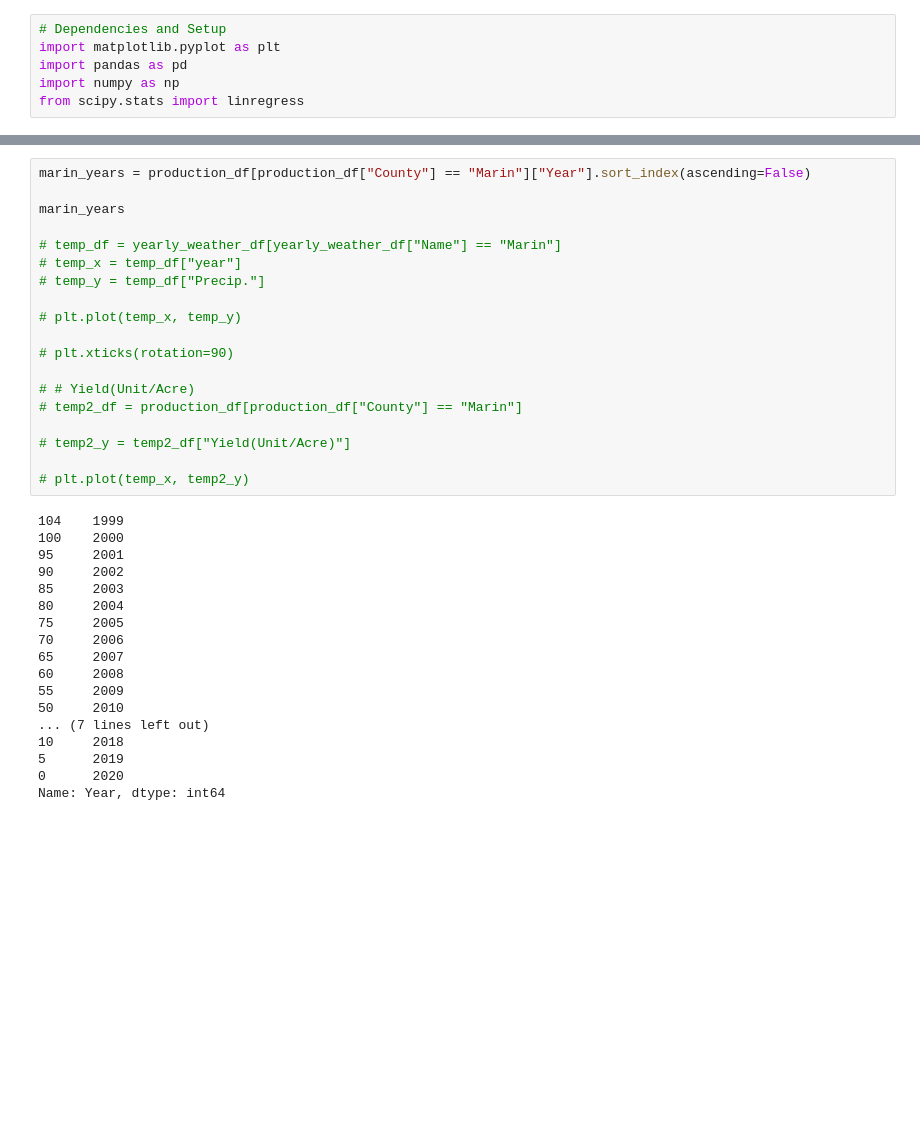
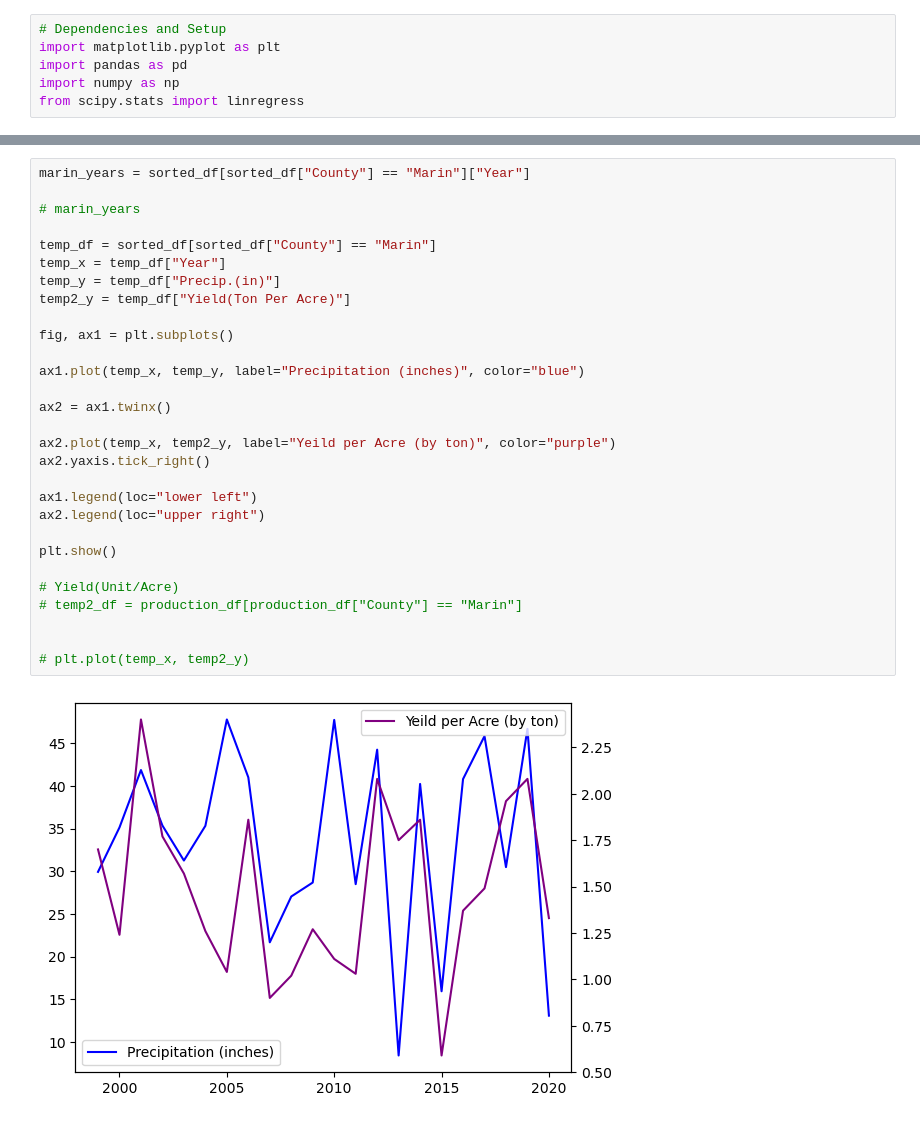
Before and after one commit to m-janssens-boop/dabc_project_one, a Jupyter notebook: data/weather.ipynb, the cells around one changed output, grey strips where cells are left out. Cells and saved outputs as stored; diff of their text form; blank space fills up the shorter version.

```diff
--- a/data/weather.ipynb
+++ b/data/weather.ipynb
@@ -69,37 +86,31 @@ for county in counties:
 # %%
-marin_years = production_df[production_df["County"] == "Marin"]["Year"].sort_index(ascending=False)
+marin_years = sorted_df[sorted_df["County"] == "Marin"]["Year"]
 
-marin_years
+# marin_years
 
-# temp_df = yearly_weather_df[yearly_weather_df["Name"] == "Marin"]
-# temp_x = temp_df["year"]
-# temp_y = temp_df["Precip."]
+temp_df = sorted_df[sorted_df["County"] == "Marin"]
+temp_x = temp_df["Year"]
+temp_y = temp_df["Precip.(in)"]
+temp2_y = temp_df["Yield(Ton Per Acre)"]
 
-# plt.plot(temp_x, temp_y)
+fig, ax1 = plt.subplots()
 
-# plt.xticks(rotation=90)
+ax1.plot(temp_x, temp_y, label="Precipitation (inches)", color="blue")
 
-# # Yield(Unit/Acre)
+ax2 = ax1.twinx()
+
+ax2.plot(temp_x, temp2_y, label="Yeild per Acre (by ton)", color="purple")
+ax2.yaxis.tick_right()
+
+ax1.legend(loc="lower left")
+ax2.legend(loc="upper right")
+
+plt.show()
+
+# Yield(Unit/Acre)
 # temp2_df = production_df[production_df["County"] == "Marin"]
 
-# temp2_y = temp2_df["Yield(Unit/Acre)"]
 
 # plt.plot(temp_x, temp2_y)
 # %% [output]
-104    1999
-100    2000
-95     2001
-90     2002
-85     2003
-80     2004
-75     2005
-70     2006
-65     2007
-60     2008
-55     2009
-50     2010
-... (7 lines left out)
-10     2018
-5      2019
-0      2020
-Name: Year, dtype: int64
+[figure, added]
```
Also changed, not shown: parts of 6 cells of this notebook.
